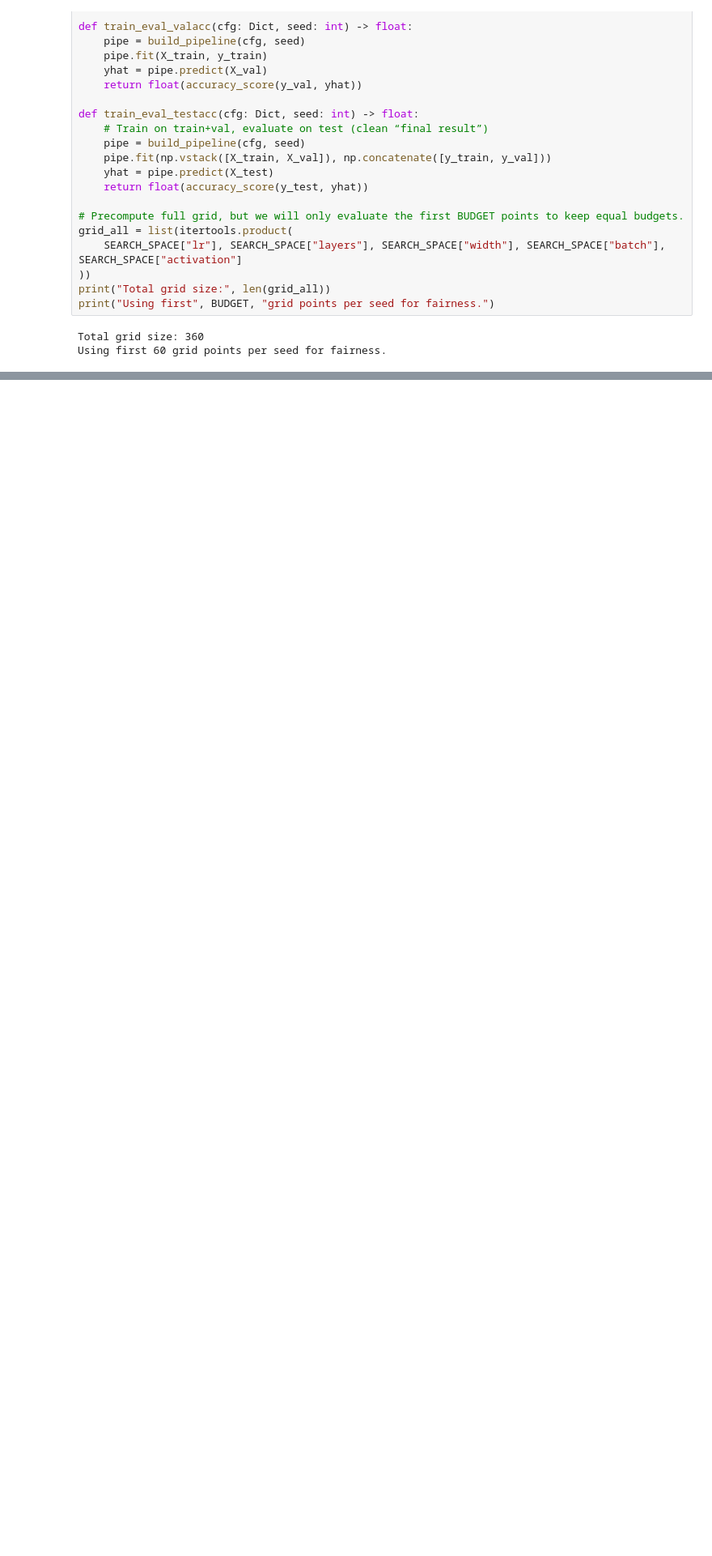
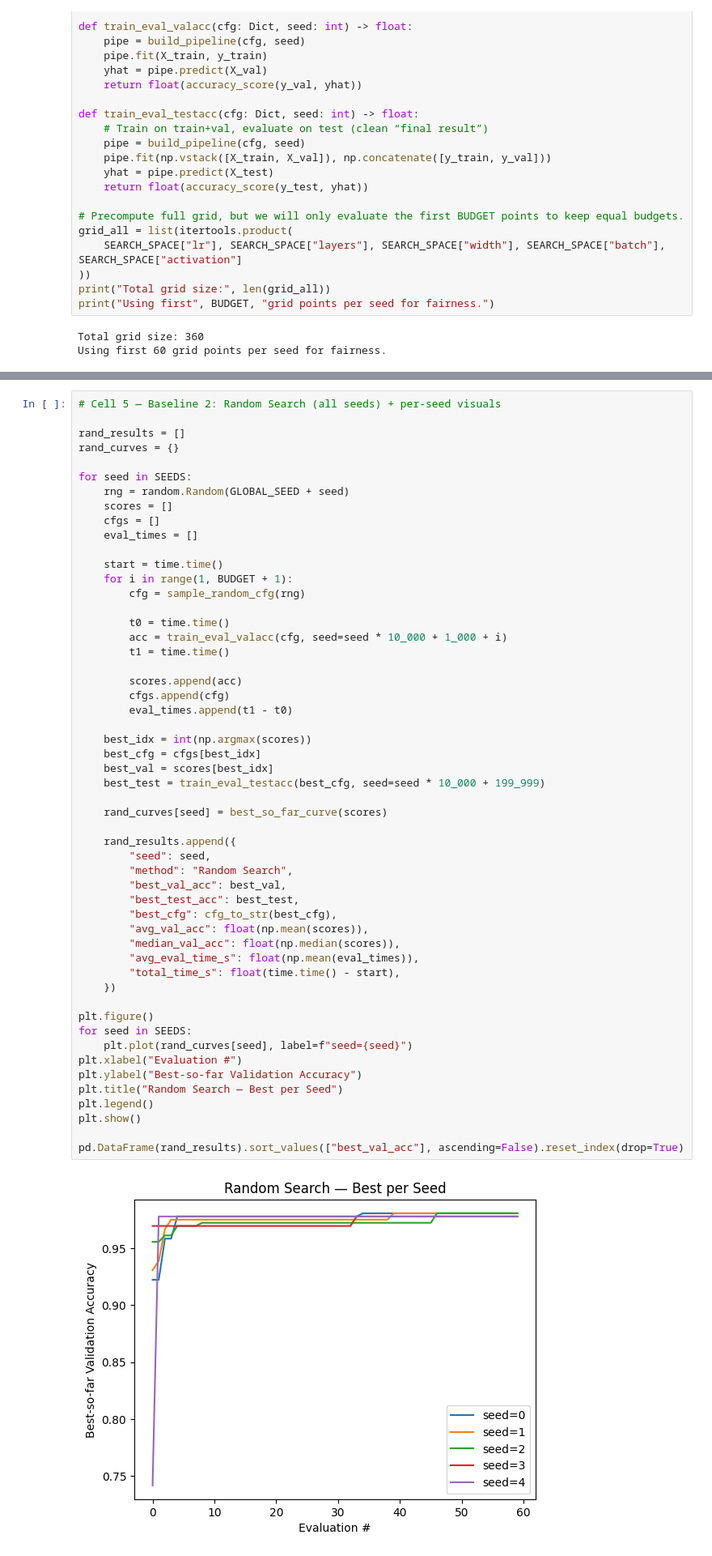
Before and after one commit to BraydenAntonelli/ga-nn-hyperparameter-optimization, a Jupyter notebook: GA_experiments.ipynb, the cells around one changed output, grey strips where cells are left out. Shown at 81% size. Cells and saved outputs as stored; diff of their text form; blank space fills up the shorter version.

Commit message:
Added random search tunning method as second baseline comparison

```diff
--- a/GA_experiments.ipynb
+++ b/GA_experiments.ipynb
@@ -195,0 +196,55 @@ pd.DataFrame(grid_results).sort_values(["best_val_acc"], ascending=False).reset_
+# %%
+# Cell 5 — Baseline 2: Random Search (all seeds) + per-seed visuals
+
+rand_results = []
+rand_curves = {}
+
+for seed in SEEDS:
+    rng = random.Random(GLOBAL_SEED + seed)
+    scores = []
+    cfgs = []
+    eval_times = []
+
+    start = time.time()
+    for i in range(1, BUDGET + 1):
+        cfg = sample_random_cfg(rng)
+
+        t0 = time.time()
+        acc = train_eval_valacc(cfg, seed=seed * 10_000 + 1_000 + i)
+        t1 = time.time()
+
+        scores.append(acc)
+        cfgs.append(cfg)
+        eval_times.append(t1 - t0)
+
+    best_idx = int(np.argmax(scores))
+    best_cfg = cfgs[best_idx]
+    best_val = scores[best_idx]
+    best_test = train_eval_testacc(best_cfg, seed=seed * 10_000 + 199_999)
+
+    rand_curves[seed] = best_so_far_curve(scores)
+
+    rand_results.append({
+        "seed": seed,
+        "method": "Random Search",
+        "best_val_acc": best_val,
+        "best_test_acc": best_test,
+        "best_cfg": cfg_to_str(best_cfg),
+        "avg_val_acc": float(np.mean(scores)),
+        "median_val_acc": float(np.median(scores)),
+        "avg_eval_time_s": float(np.mean(eval_times)),
+        "total_time_s": float(time.time() - start),
+    })
+
+plt.figure()
+for seed in SEEDS:
+    plt.plot(rand_curves[seed], label=f"seed={seed}")
+plt.xlabel("Evaluation #")
+plt.ylabel("Best-so-far Validation Accuracy")
+plt.title("Random Search — Best per Seed")
+plt.legend()
+plt.show()
+
+pd.DataFrame(rand_results).sort_values(["best_val_acc"], ascending=False).reset_index(drop=True)
+# %% [output]
+[figure, added]
```
Also changed, not shown: parts of 2 cells of this notebook.
